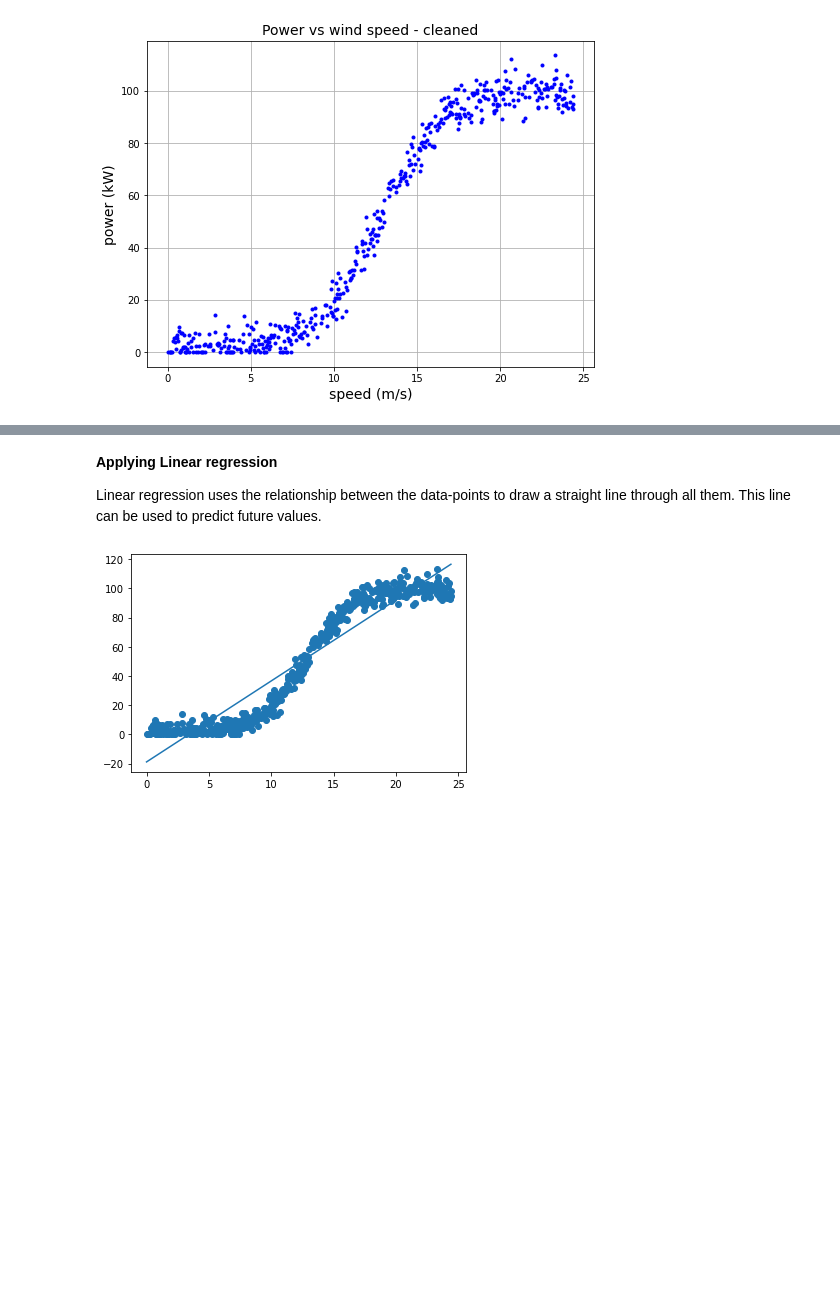
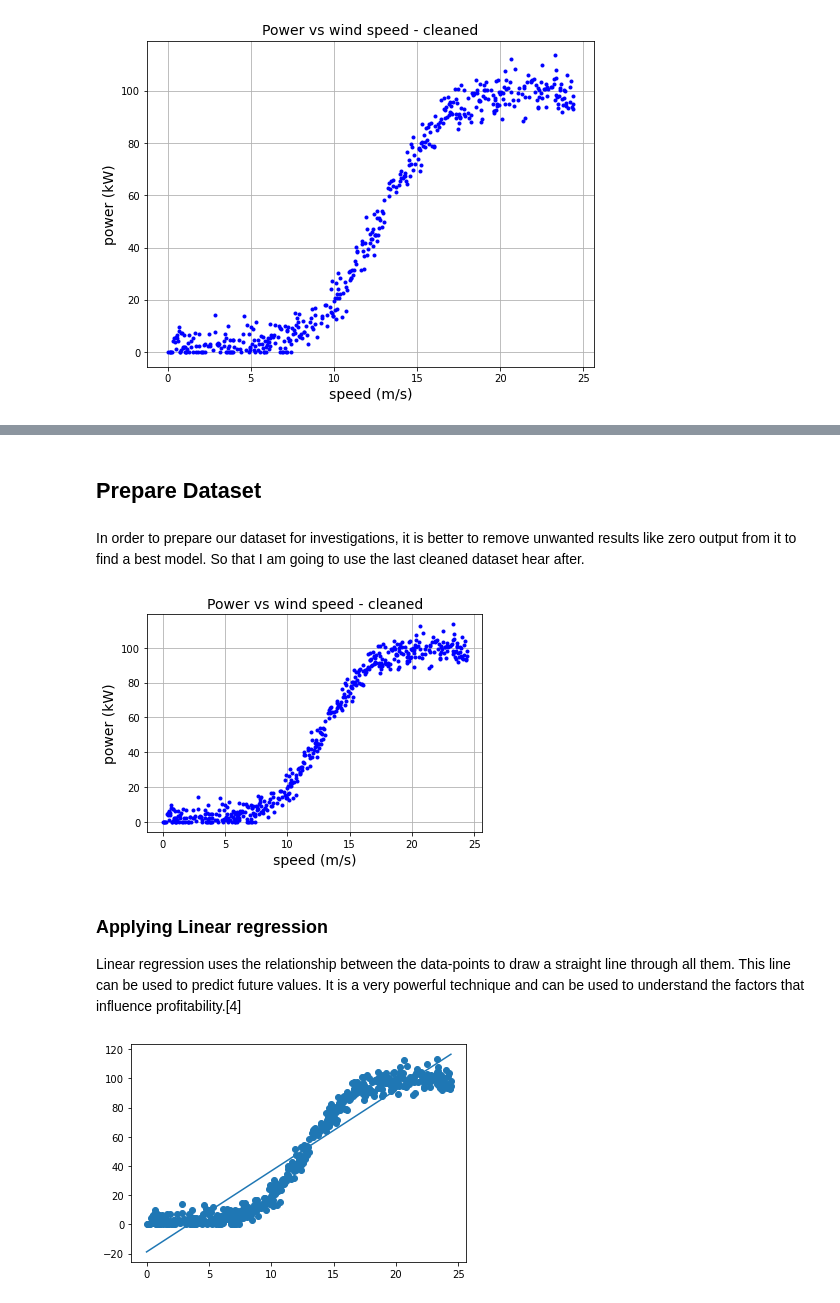
Before and after one commit to SasiGV/MLProject2020., a Jupyter notebook: Initial_draft.ipynb, the cells around one changed output, grey strips where cells are left out. Drawn from its saved outputs; the diff is of its cells as text; code cells hidden in the pictures; blank space fills up the shorter version.

Commit message:
Added Linear Regression Part

```diff
--- a/Initial_draft.ipynb
+++ b/Initial_draft.ipynb
@@ -150,7 +169,24 @@ plt.grid()
+# %% [markdown]
+## Prepare Dataset
+# %% [markdown]
+In order to prepare our dataset for investigations, it is better to remove unwanted results like zero output from it to find a best model. So that I am going to use the last cleaned dataset hear after.
+# %%
+# Remove the rows with zero values to Power column from my existing dataset.
+Cleaned_Power_Data =  Power_data
+
+#Power_data.drop(Power_data.loc[(Power_data.power == 0) & (Power_data.speed > 10)].index, inplace=True)
+
+plt.plot(Cleaned_Power_Data['speed'], Cleaned_Power_Data['power'],  '.b')
+plt.title('Power vs wind speed - cleaned', fontsize='14')
+plt.xlabel('speed (m/s)', fontsize='14')
+plt.ylabel('power (kW)', fontsize='14')
+plt.grid()
+# %% [output]
+[figure, added]
 # %% [markdown]
-<B>Applying Linear regression </b>
+### Applying Linear regression
 
-Linear regression uses the relationship between the data-points to draw a straight line through all them. This line can be used to predict future values.
+Linear regression uses the relationship between the data-points to draw a straight line through all them. This line can be used to predict future values. It is a very powerful technique and can be used to understand the factors that influence profitability.[4]
 # %%
 # https://www.w3schools.com/python/python_ml_linear_regression.asp
 x = Power_data['speed'].tolist()
```
Also changed, not shown: parts of 10 cells of this notebook.
